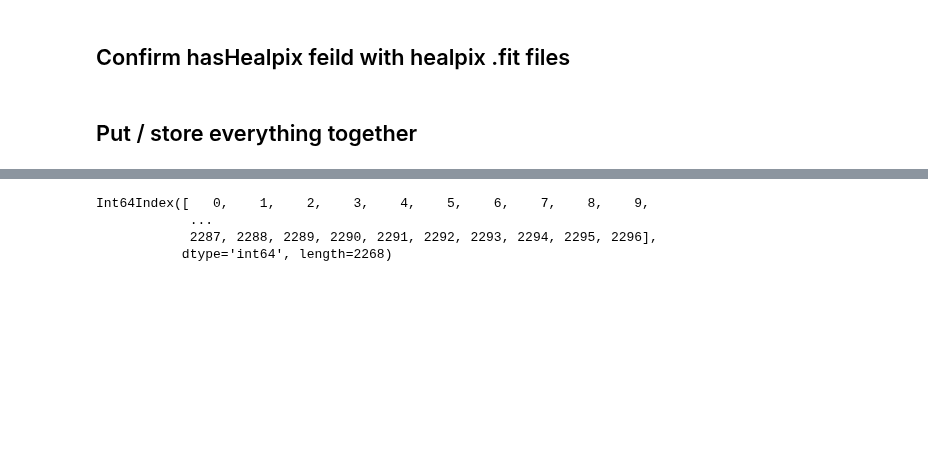
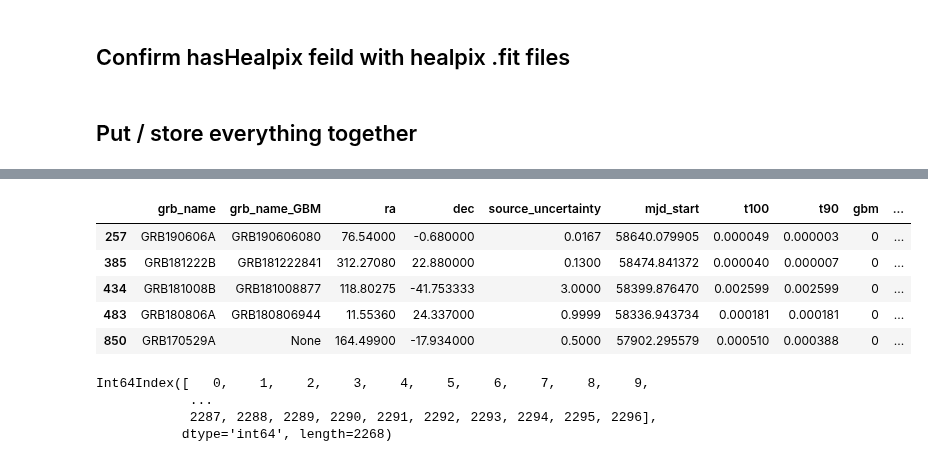
Before and after one commit to ChujieChen/greco_grb, a Jupyter notebook: notebooks/03_check_no_gbm_grb_create_final_grblist.ipynb, the cells around one changed output, grey strips where cells are left out. Cells and saved outputs as stored; diff of their text form; code cells hidden in the pictures; blank space fills up the shorter version.

Commit message:
2268 grbs with 17 human-input SU

```diff
--- a/notebooks/03_check_no_gbm_grb_create_final_grblist.ipynb
+++ b/notebooks/03_check_no_gbm_grb_create_final_grblist.ipynb
@@ -132,0 +179,6 @@ grbweb2268.shape
+# %%
+"""
+human-input numbers
+"""
+humanInput = pd.read_csv("/storage/home/hhive1/cchen641/data/icecube/data/greco_grb/data/grbweb/03_humanInputGRBandSU.csv")
+humanInput.head()
@@ -133,3 +192,13 @@ grbweb2268.shape
+# %%
+grbweb2268.loc[grbweb2268.grb_name.isin(humanInput.grb_name), 'source_uncertainty'] = humanInput['source_uncertainty'].values
+grbweb2268.loc[grbweb2268.grb_name.isin(humanInput.grb_name)].head()
+# %% [output]
+|  | grb_name | grb_name_GBM | ra | dec | source_uncertainty | mjd_start | t100 | t90 | gbm | ... |
+| 257 | GRB190606A | GRB190606080 | 76.54000 | -0.680000 | 0.0167 | 58640.079905 | 0.000049 | 0.000003 | 0 | ... |
+| 385 | GRB181222B | GRB181222841 | 312.27080 | 22.880000 | 0.1300 | 58474.841372 | 0.000040 | 0.000007 | 0 | ... |
+| 434 | GRB181008B | GRB181008877 | 118.80275 | -41.753333 | 3.0000 | 58399.876470 | 0.002599 | 0.002599 | 0 | ... |
+| 483 | GRB180806A | GRB180806944 | 11.55360 | 24.337000 | 0.9999 | 58336.943734 | 0.000181 | 0.000181 | 0 | ... |
+| 850 | GRB170529A | None | 164.49900 | -17.934000 | 0.5000 | 57902.295579 | 0.000510 | 0.000388 | 0 | ... |
 # %%
 def createFakeHealpix(ra, dec, source_uncertainty, nside=128, deg=True, profile='gaussian'):
     if deg:
```
Also changed, not shown: parts of 42 cells of this notebook, 9 other files.
